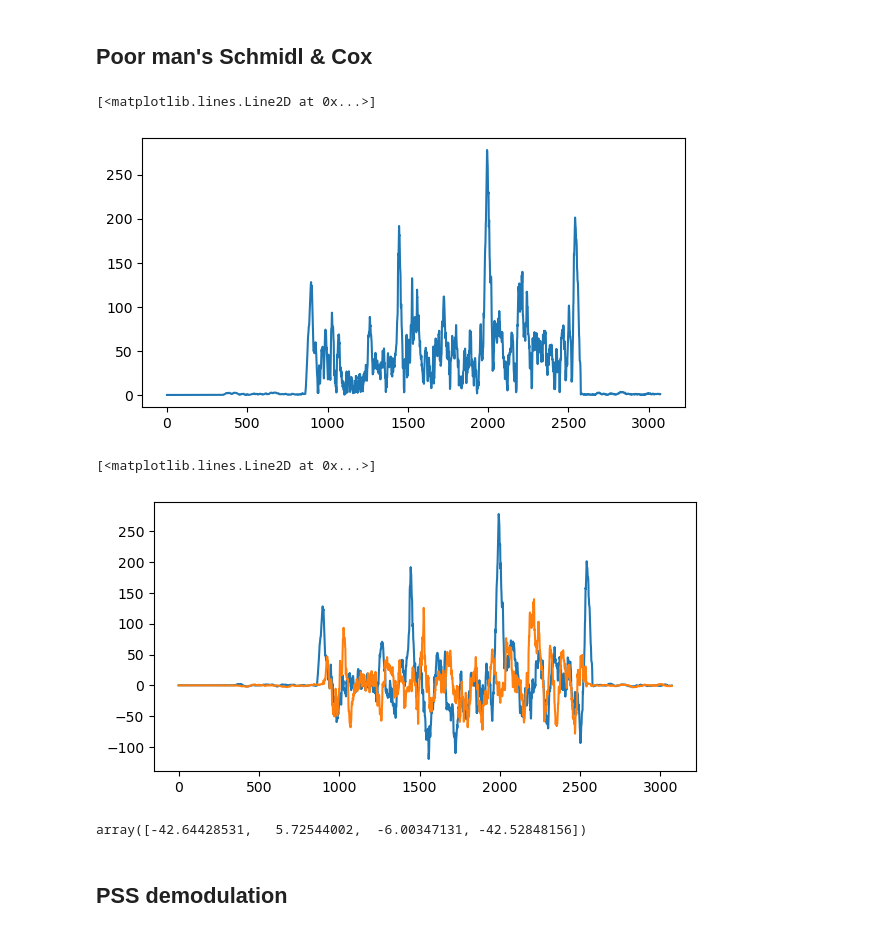
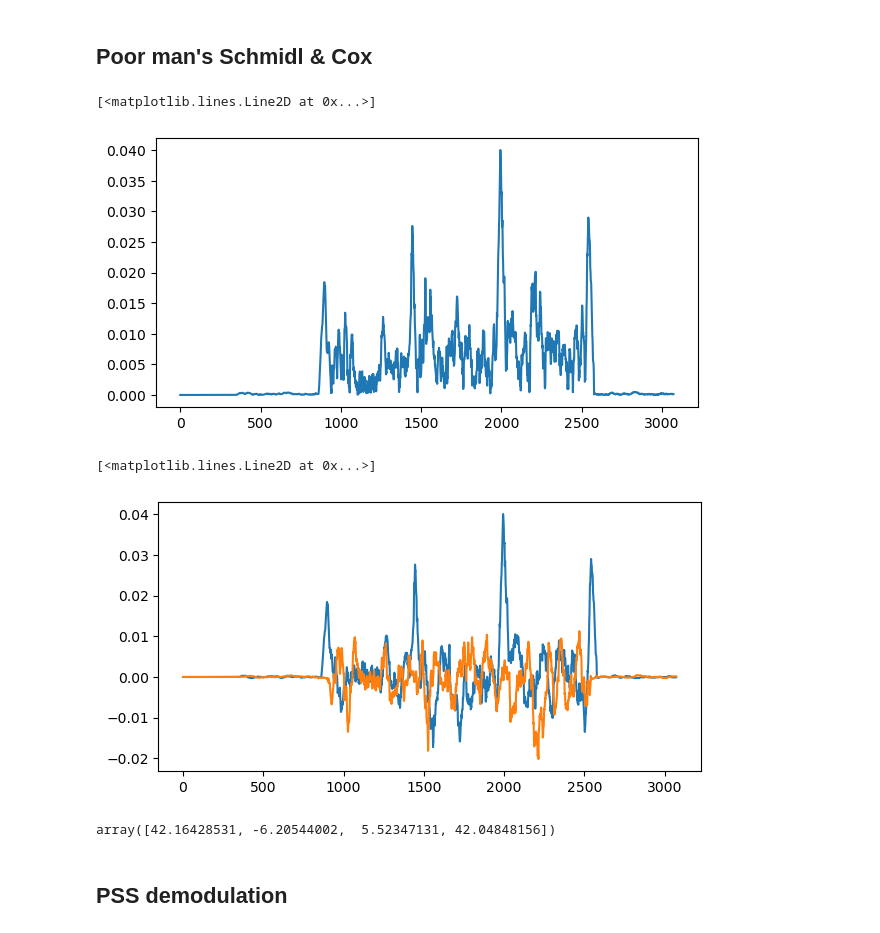
Before and after one commit to daniestevez/jupyter_notebooks, a Jupyter notebook: 5G/5G NR downlink.ipynb, the cells around one changed output. Cells and saved outputs as stored; diff of their text form; code cells hidden in the pictures.

Commit message:
Update 5G NR demodulation notebook

```diff
--- a/5G/5G NR downlink.ipynb
+++ b/5G/5G NR downlink.ipynb
@@ -7,16 +7,12 @@ plt.rcParams['figure.figsize'] = (7, 3.5)
 plt.rcParams['figure.facecolor'] = 'w'
 # %%
 x = np.fromfile('catkira/1876954_7680KSPS_srsRAN_Project_gnb_short.sigmf-data', 'int32')
-dc_shift = 0 * 7.5e3
-ssblock_center = 10
-cfo = -18.4 + 0 * 492.7 - dc_shift + ssblock_center * 15e3  # Hz
-phi0 = 0.95 # radians
+cfo = 18.88  # Hz
+phi0 = -2.4 # radians
 sfo = -3e-6
-x = (x[::2] + 1j * x[1::2]) / 2**31 * 12345.68
-# The recording seems to be mirrored in frequency
-# (unless I'm not understanding the order in which
-# subcarriers for the PSS are used). Correct this.
-x = np.conjugate(x)
+x = (x[::2] + 1j * x[1::2]) / 2**31 * 24.7
+# This should be the nominal RF frequency of the subcarrier that we use as DC for demodulation
+f_dc = 1_876_950_000
 fs = 7_680_000
 x *= np.exp(-1j*(2*np.pi*cfo/fs*np.arange(x.size) + phi0))
 Tu = 512
@@ -41,20 +37,20 @@ def c_seq(init, length):
 # %%
 cp_corr = np.zeros(round(fs * 0.4e-3), 'complex')
 corr_start = round(9.05e-3 * fs)
 for j in range(cp_corr.size):
-    y = x[corr_start + j:][:Ncp+Tu] * np.exp(-1j*2*np.pi*np.arange(Ncp+Tu)*dc_shift/fs)
-    cp_corr[j] = np.average(y[:Ncp] * np.conjugate(y[-Ncp:]))
+    y = x[corr_start + j:][:Ncp+Tu]
+    cp_corr[j] = np.sum(y[:Ncp] * np.conjugate(y[-Ncp:]))
 
 plt.plot(np.abs(cp_corr))
 # %% [output]
 [<matplotlib.lines.Line2D at 0x...>]
-[figure, old version]
+[figure, new version]
 # %%
 plt.plot(np.real(cp_corr))
 plt.plot(np.imag(cp_corr))
 # %% [output]
 [<matplotlib.lines.Line2D at 0x...>]
-[figure, old version]
+[figure, new version]
 # %%
 m0 = np.argmax(np.abs(cp_corr[:1000]))
 m1 = np.argmax(np.abs(cp_corr[1000:1500])) + 1000
@@ -64,7 +60,7 @@ m3 = np.argmax(np.abs(cp_corr[2250:])) + 2250
 # CFO estimates
 -np.angle(cp_corr[[m0, m1, m2, m3]]) / (2 * np.pi) * (fs / Tu)
 # %% [output]
-array([-42.64428531,   5.72544002,  -6.00347131, -42.52848156])
+array([42.16428531, -6.20544002,  5.52347131, 42.04848156])
 # %% [markdown]
 ## PSS demodulation
 # %%
```
Also changed, not shown: parts of 23 cells of this notebook.
